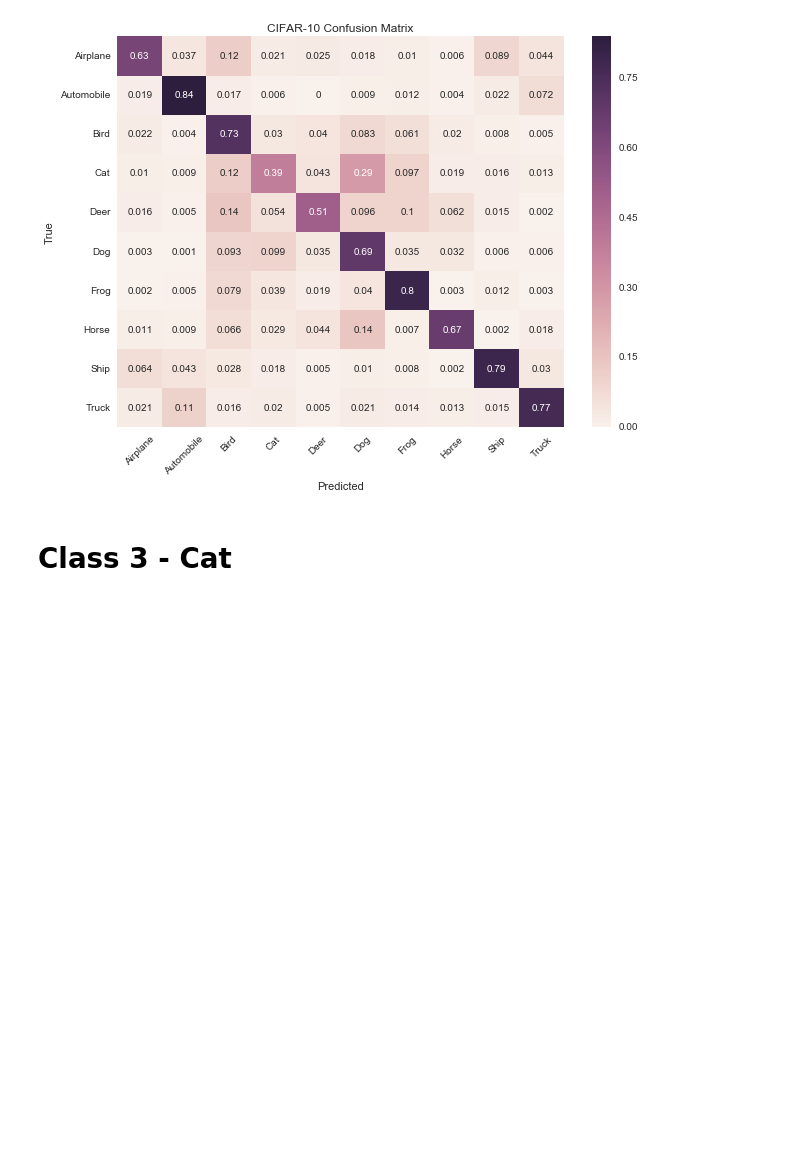
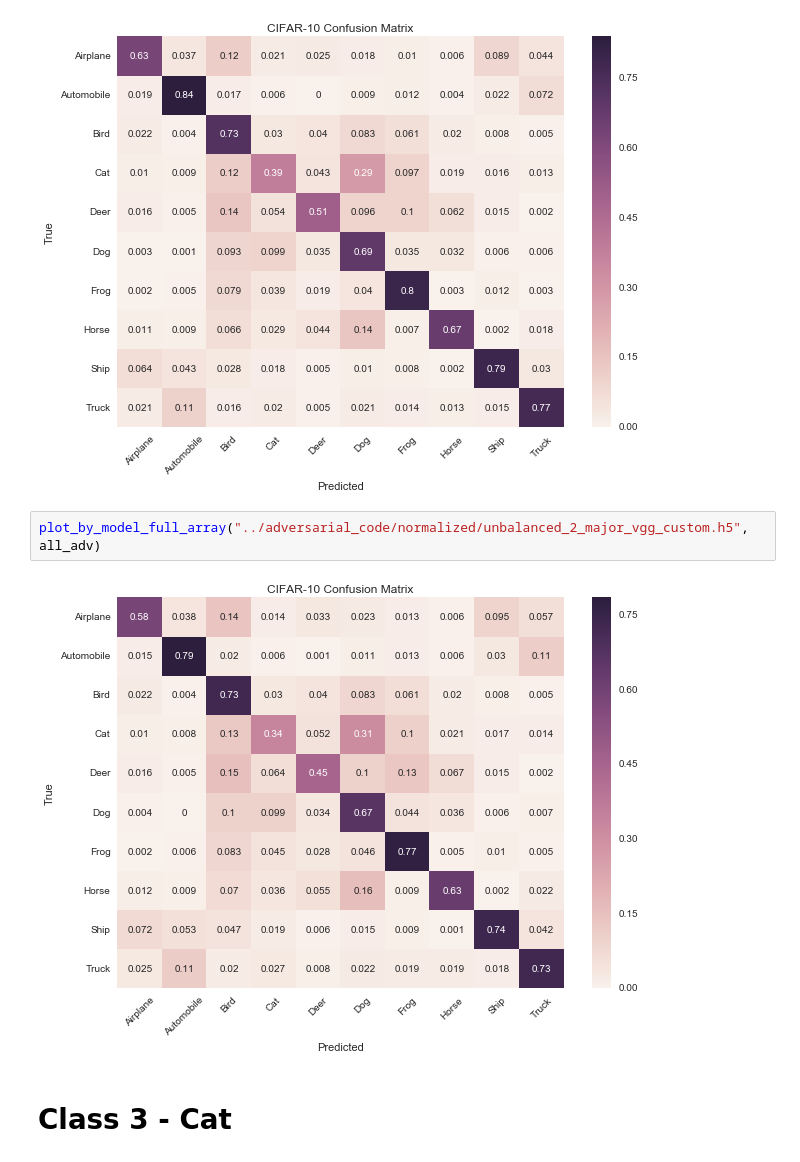
Before and after one commit to rafaelpossas/dnn-adversarial, a Jupyter notebook: adversarial_code/test_networks.ipynb, the cells around one changed output. Cells and saved outputs as stored; diff of their text form; blank space fills up the shorter version.

```diff
--- a/adversarial_code/test_networks.ipynb
+++ b/adversarial_code/test_networks.ipynb
@@ -213,6 +226,10 @@ plt = plot_confusion_matrix(y_test, y_pred)
 plot_by_model(X_test, y_test, "../adversarial_code/normalized/unbalanced_2_major_vgg_custom.h5", adv_2_array, 2)
 # %% [output]
 [figure]
+# %%
+plot_by_model_full_array("../adversarial_code/normalized/unbalanced_2_major_vgg_custom.h5", all_adv)
+# %% [output]
+[figure, added]
 # %% [markdown]
 # Class 3 - Cat
 # %%
```
Also changed, not shown: parts of 9 cells of this notebook, 12 other files.
